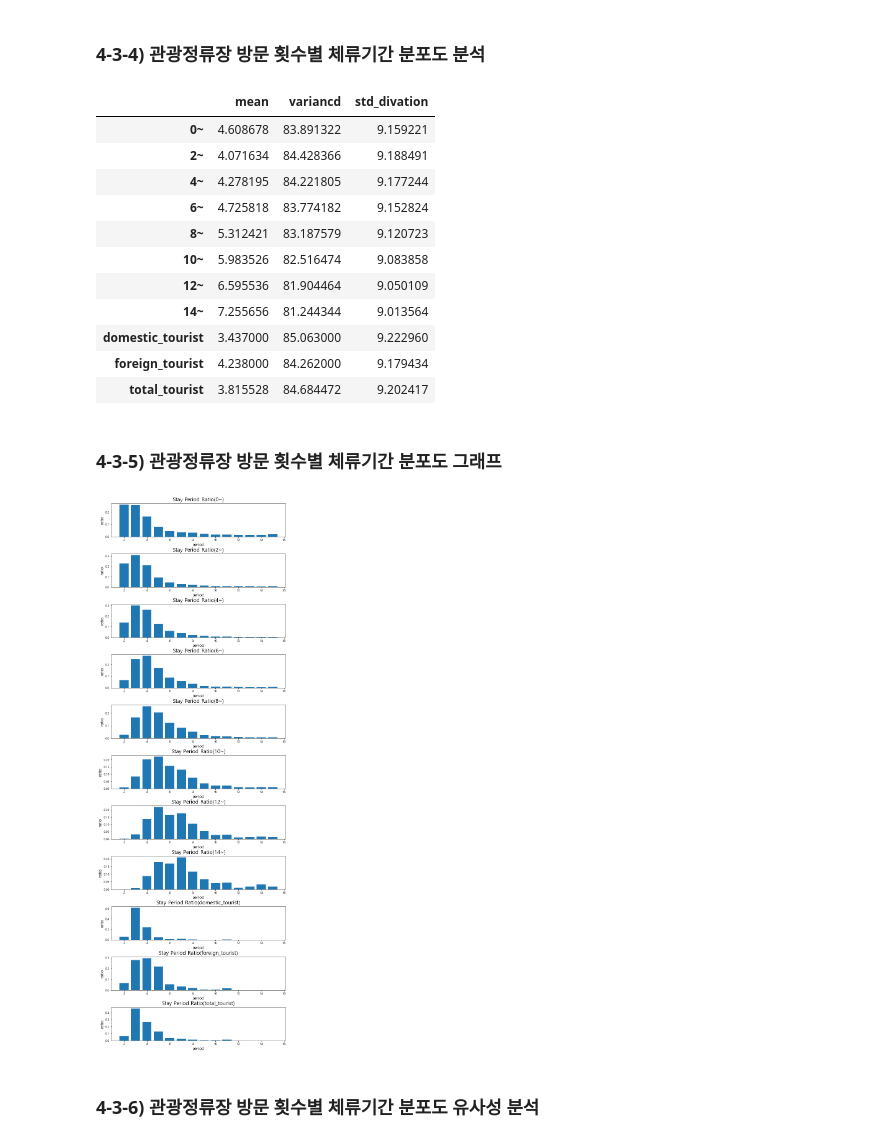
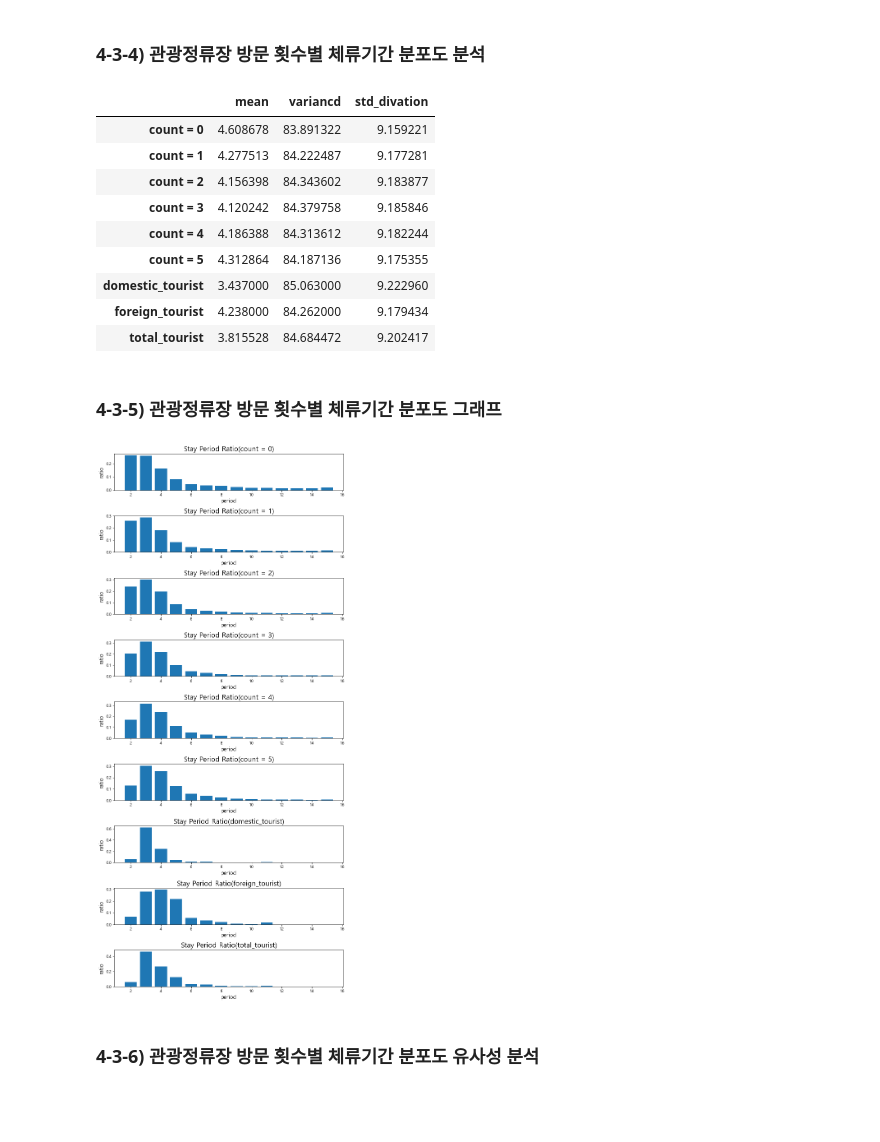
Before and after one commit to hoonisone/2020_jeju-bus-tag_data-analysis, a Jupyter notebook: main/1. 데이터 전처리/1. 이용자&정류장 추출.ipynb, the cells around one changed output. Saved outputs shown, nothing was run; the diff lists cells and outputs as text; code cells hidden in the pictures; blank space fills up the shorter version.

```diff
--- a/main/1. 데이터 전처리/1. 이용자&정류장 추출.ipynb
+++ b/main/1. 데이터 전처리/1. 이용자&정류장 추출.ipynb
@@ -325,7 +336,8 @@ def analyze_tour_station(station_df, candidate_df, result_column):
     candidate_df = candidate_df[["station_id", "candidate_flag"]]
     candidate_df = pd.merge(station_df, candidate_df, on="station_id")
     candidate_df = candidate_df[candidate_df["candidate_flag"] == True]
-    candidate_df = candidate_df[candidate_df['total_geton'] >= 150]
+#     candidate_df = candidate_df[candidate_df['total_geton'] >= 150]
+    candidate_df = candidate_df[candidate_df['total_geton'] >= 0]
     tour_station_df = candidate_df[["station_id", "candidate_flag"]]
     tour_station_df = tour_station_df.rename(columns={"candidate_flag":result_column})
     if result_column in station_df.columns:
@@ -498,10 +543,10 @@ def analyze_and_insert_tourist_column(user_df, column_name = "result_column"):
 
     tourist_df_list = []
 
-    tourist_df_list.append(extract_tourist(user_df, "both",    (2, 15), 70, 1))
-    tourist_df_list.append(extract_tourist(user_df, "first",   (2, 15), 70, 3))
-    tourist_df_list.append(extract_tourist(user_df, "last",    (2, 15), 80, 3))
-    tourist_df_list.append(extract_tourist(user_df, "neither", (2, 15), 90, 6))
+    tourist_df_list.append(extract_tourist(user_df, "both",    (2, 10), 70, 1))
+    tourist_df_list.append(extract_tourist(user_df, "first",   (2, 10), 70, 3))
+    tourist_df_list.append(extract_tourist(user_df, "last",    (2, 10), 80, 3))
+    tourist_df_list.append(extract_tourist(user_df, "neither", (2, 10), 90, 4))
 
     tourist_df = pd.concat(tourist_df_list)[["user_id"]]
     tourist_df["tourist"] = True
@@ -587,3 +632,9 @@ show_user_analyze(user_df)
 
 * airport user: 310758 people
 * harbor user :   4785 people
+# %%
+df = user_df
+df = df[(df["airport_count"] >=1)|(df["harbor_count"] >=1)]
+df = df[df["case"] == "neither"]
+df = df[df["tour_count"] == 0]
+df
@@ -923,17 +995,18 @@ df = df[(2<=df["period"]) & (df["period"]<=15)]
 df_list = []
 target_column = "period"
 result_columns = []
-term = 2
+term = 1
 
-max_tour_count = bus_count_df[bus_count_df["count"]>200]["tour_count"].max()
+# max_tour_count = bus_count_df[bus_count_df["count"]>200]["tour_count"].max()
+max_tour_count = 5
 
 # for i in range(0, max_tour_count, term):
 #     df_list.append(df[(i <= df["tour_count"]) & (df["tour_count"] < i+term)])
 #     result_columns.append(str(i)+"~"+str(i+term-1))
 
-for i in range(0, max_tour_count, term):
+for i in range(0, max_tour_count+1, term):
     df_list.append(df[i <= df["tour_count"]])
-    result_columns.append(str(i)+"~")
+    result_columns.append("count = "+str(i))
 
 
 bus_stay_period_df = get_ratio_df_from_all_df(df_list, target_column, result_columns)
@@ -983,14 +1056,12 @@ merged_stay_period_stats_df = get_stats_df_from_ratio_df_by_all_columns(merged_s
 merged_stay_period_stats_df
 # %% [output]
 |  | mean | variancd | std_divation |
-| 0~ | 4.608678 | 83.891322 | 9.159221 |
-| 2~ | 4.071634 | 84.428366 | 9.188491 |
-| 4~ | 4.278195 | 84.221805 | 9.177244 |
-| 6~ | 4.725818 | 83.774182 | 9.152824 |
-| 8~ | 5.312421 | 83.187579 | 9.120723 |
-| 10~ | 5.983526 | 82.516474 | 9.083858 |
-| 12~ | 6.595536 | 81.904464 | 9.050109 |
-| 14~ | 7.255656 | 81.244344 | 9.013564 |
+| count = 0 | 4.608678 | 83.891322 | 9.159221 |
+| count = 1 | 4.277513 | 84.222487 | 9.177281 |
+| count = 2 | 4.156398 | 84.343602 | 9.183877 |
+| count = 3 | 4.120242 | 84.379758 | 9.185846 |
+| count = 4 | 4.186388 | 84.313612 | 9.182244 |
+| count = 5 | 4.312864 | 84.187136 | 9.175355 |
 | domestic_tourist | 3.437000 | 85.063000 | 9.222960 |
 | foreign_tourist | 4.238000 | 84.262000 | 9.179434 |
 | total_tourist | 3.815528 | 84.684472 | 9.202417 |
@@ -999,16 +1070,16 @@ merged_stay_period_stats_df
 # %%
 df = merged_stay_period_df
 
 y_columns = list(df.columns)
 y_columns.remove("period")
 
 titles = pd.Series(y_columns).apply(lambda x : "Stay Period Ratio(%s)"%x)
 
-plt.figure(figsize=(10, 30))
-plt.subplots_adjust(left=0.125, bottom=0.1, right=0.9, top=0.9, wspace=0.2, hspace=0.5)
+plt.figure(figsize=(10, 20))
+plt.subplots_adjust(left=0.125, bottom=0.0, right=0.9, top=0.9, wspace=0.2, hspace=0.7)
 draw_bar_graph_from_df_by_all_columns(df, "period", y_columns, titles, "period", "ratio")
 # %% [output]
-[figure, old version]
+[figure, new version]
 # %% [markdown]
 ### 4-3-6) 관광정류장 방문 횟수별 체류기간 분포도 유사성 분석
 # %%
```
Also changed, not shown: parts of 51 cells of this notebook.
